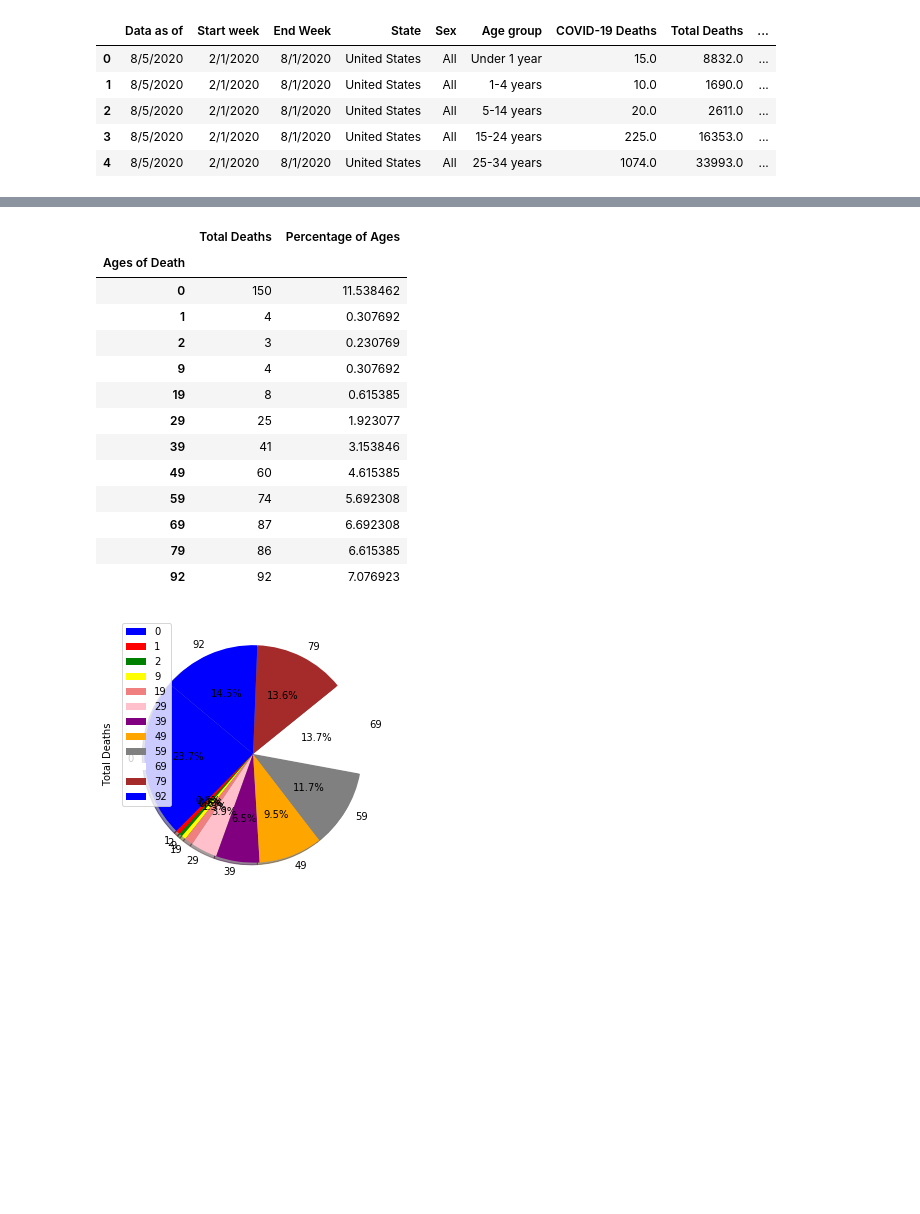
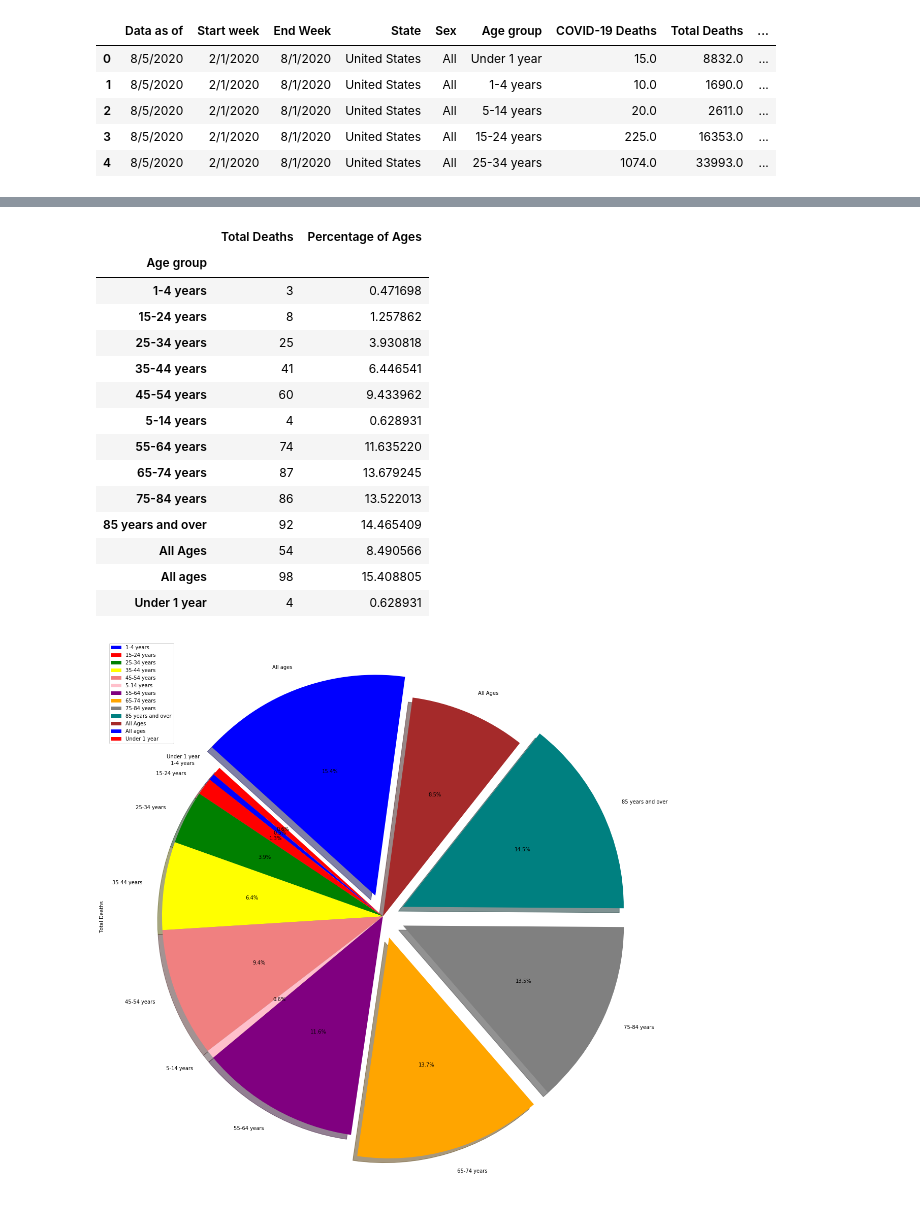
Before and after one commit to Kthomas09/GWU-Project-1, a Jupyter notebook: Cynthia_Question_2_Test.ipynb, the cells around one changed output, grey strips where cells are left out. Cells and saved outputs as stored; diff of their text form; code cells hidden in the pictures; blank space fills up the shorter version.

```diff
--- a/Cynthia_Question_2_Test.ipynb
+++ b/Cynthia_Question_2_Test.ipynb
@@ -81,2 +39,0 @@ Name: Age group, Length: 1416, dtype: object
-# %%
-deaths_from_covid["Ages of Death"] = deathAges
@@ -99,3 +39,0 @@ deaths_from_covid
-# %%
-deaths_from_covid["Ages of Death"]=deaths_from_covid["Ages of Death"].dropna(0)
-deaths_from_covid["Ages of Death"]
@@ -131,3 +39,0 @@ deaths_from_covid
-# %%
-deaths_from_covid["Ages of Death"]=deaths_from_covid["Ages of Death"].astype("int64")
-deaths_from_covid
@@ -191,23 +95,24 @@ Text(0, 0.5, 'Number of COVID deaths')
 # %%
-groupby_age=deaths_from_covid.groupby(["Ages of Death", "COVID-19 Deaths"])
+groupby_age=deaths_from_covid.groupby(["Age group", "COVID-19 Deaths"])
 groupby_age_df=pd.DataFrame(groupby_age.size())
-age=pd.DataFrame(groupby_age_df.groupby(["Ages of Death"]).count())
+age=pd.DataFrame(groupby_age_df.groupby(["Age group"]).count())
 age.columns=["Total Deaths"]
-age["Percentage of Ages"] = (100*(age["Total Deaths"]/ages["Total Deaths"].sum()))
+age["Percentage of Ages"] = (100*(age["Total Deaths"]/age["Total Deaths"].sum()))
 age["Percentage of Ages"] = age["Percentage of Ages"]
 age
 # %% [output]
 |  | Total Deaths | Percentage of Ages |
-| Ages of Death |  |  |
-| 0 | 150 | 11.538462 |
-| 1 | 4 | 0.307692 |
-| 2 | 3 | 0.230769 |
-| 9 | 4 | 0.307692 |
-| 19 | 8 | 0.615385 |
-| 29 | 25 | 1.923077 |
-| 39 | 41 | 3.153846 |
-| 49 | 60 | 4.615385 |
-| 59 | 74 | 5.692308 |
-| 69 | 87 | 6.692308 |
-| 79 | 86 | 6.615385 |
-| 92 | 92 | 7.076923 |
+| Age group |  |  |
+| 1-4 years | 3 | 0.471698 |
+| 15-24 years | 8 | 1.257862 |
+| 25-34 years | 25 | 3.930818 |
+| 35-44 years | 41 | 6.446541 |
+| 45-54 years | 60 | 9.433962 |
+| 5-14 years | 4 | 0.628931 |
+| 55-64 years | 74 | 11.635220 |
+| 65-74 years | 87 | 13.679245 |
+| 75-84 years | 86 | 13.522013 |
+| 85 years and over | 92 | 14.465409 |
+| All Ages | 54 | 8.490566 |
+| All ages | 98 | 15.408805 |
+| Under 1 year | 4 | 0.628931 |
@@ -214,6 +121,6 @@ age
 # %%
-colors = ['blue', 'red', 'green', 'yellow', 'lightcoral', 'pink', 'purple', 'orange', 'gray', 'white', 'brown']
-explode = None
-plot = age.plot.pie(y='Total Deaths',figsize=(5,5), colors = colors, startangle=140, explode = explode, shadow = True, autopct="%1.1f%%")
+colors = ['blue', 'red', 'green', 'yellow', 'lightcoral', 'pink', 'purple', 'orange', 'gray', 'teal', 'brown']
+explode = [0, 0, 0, 0, 0, 0, 0, 0.1, 0.1, 0.1, 0, 0.1, 0]
+plot = age.plot.pie(y='Total Deaths',figsize=(20,20), colors = colors, startangle=140, explode = explode, shadow = True, autopct="%1.1f%%")
 # %% [output]
-[figure, old version]
+[figure, new version]
```
Also changed, not shown: parts of 23 cells of this notebook.
